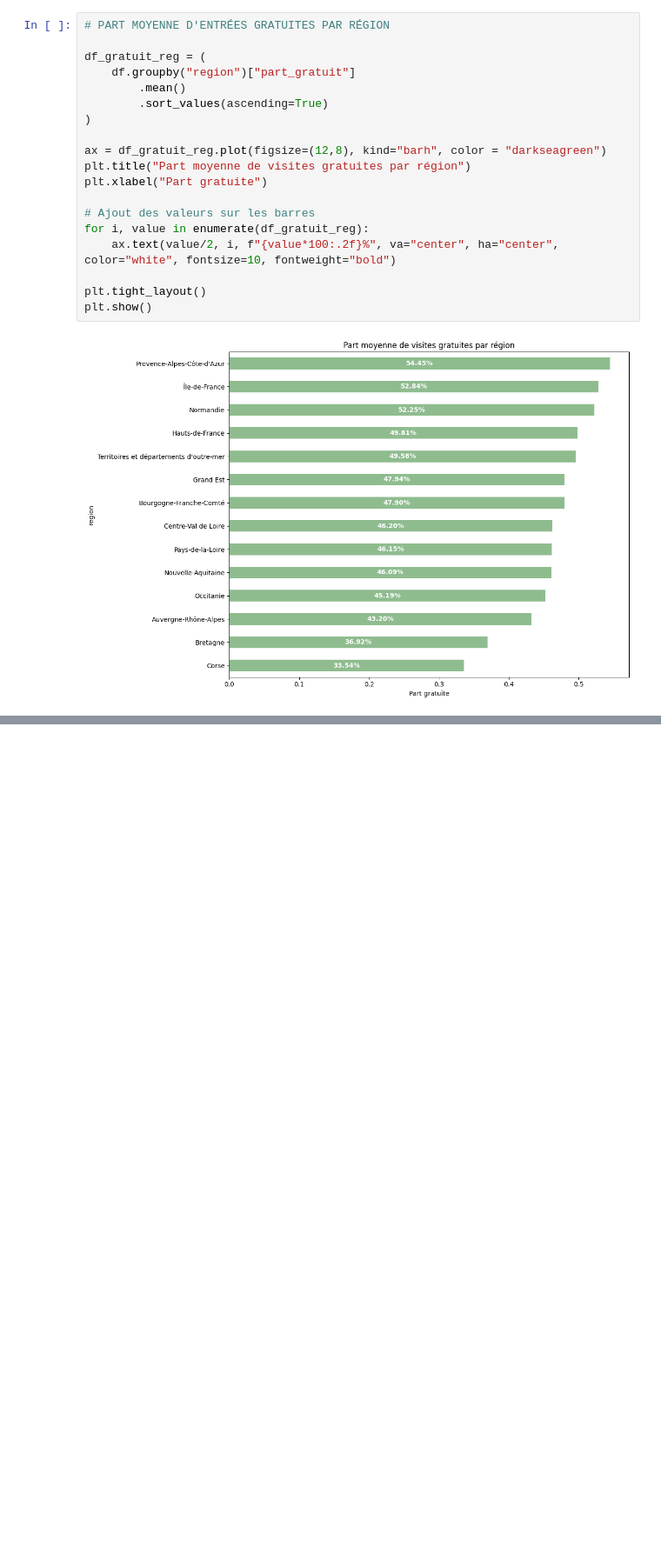
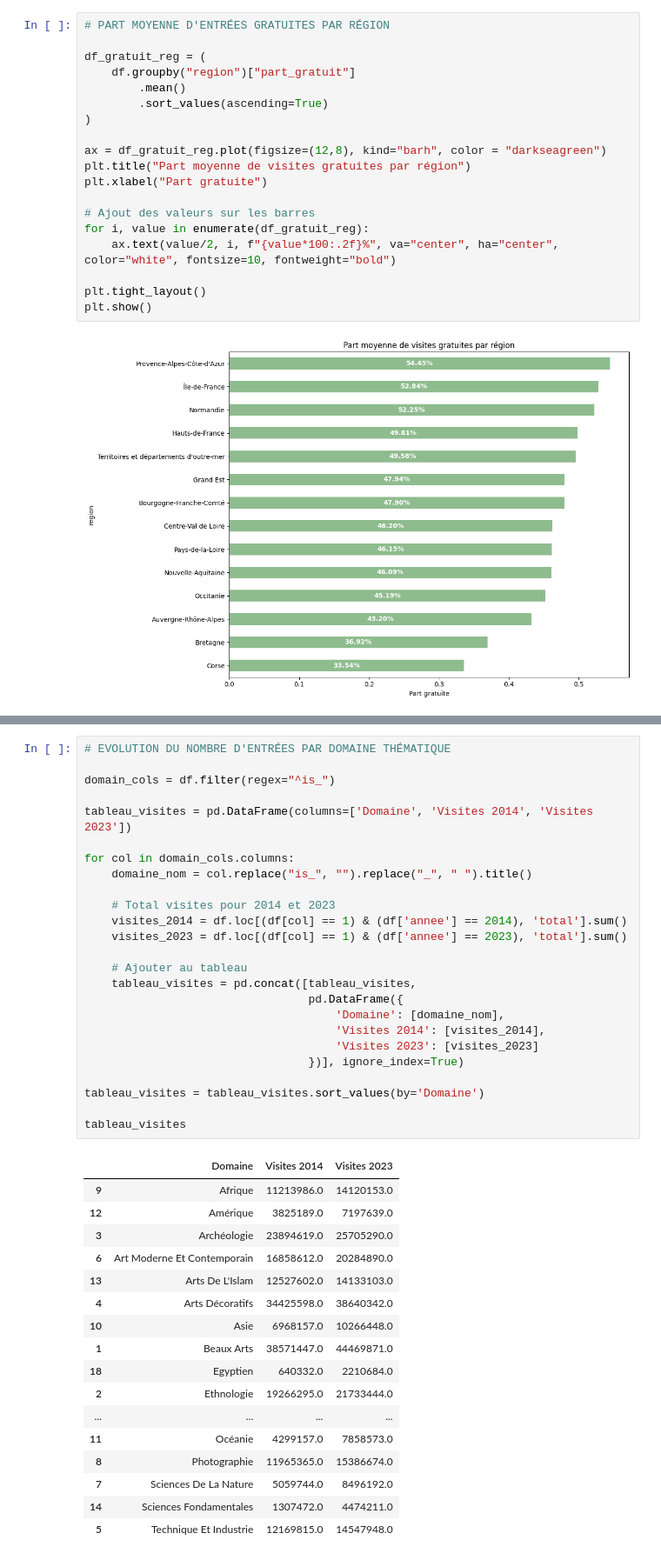
Before and after one commit to emmabezombes/prediction-musee, a Jupyter notebook: notebook/annexe.ipynb, the cells around one changed output, grey strips where cells are left out. Shown at 87% size. Drawn from its saved outputs; the diff is of its cells as text; blank space fills up the shorter version.

```diff
--- a/notebook/annexe.ipynb
+++ b/notebook/annexe.ipynb
@@ -81,3 +81,46 @@ top_musees
 | 7 | musée du Quai Branly - Jacques Ch... | 10152136.0 | Île-de-France | Archéologie;Art moderne et contem... |
 | 8 | Petit Palais, musée des beaux-art... | 9173637.0 | Île-de-France | Arts décoratifs;Art moderne et co... |
 | 9 | musée de l'Orangerie des Tuileries | 8188706.0 | Île-de-France | Art moderne et contemporain |
+# %%
+# EVOLUTION DU NOMBRE D'ENTRÉES PAR DOMAINE THÉMATIQUE
+
+domain_cols = df.filter(regex="^is_")
+
+tableau_visites = pd.DataFrame(columns=['Domaine', 'Visites 2014', 'Visites 2023'])
+
+for col in domain_cols.columns:
+    domaine_nom = col.replace("is_", "").replace("_", " ").title()
+
+    # Total visites pour 2014 et 2023
+    visites_2014 = df.loc[(df[col] == 1) & (df['annee'] == 2014), 'total'].sum()
+    visites_2023 = df.loc[(df[col] == 1) & (df['annee'] == 2023), 'total'].sum()
+
+    # Ajouter au tableau
+    tableau_visites = pd.concat([tableau_visites,
+                                 pd.DataFrame({
+                                     'Domaine': [domaine_nom],
+                                     'Visites 2014': [visites_2014],
+                                     'Visites 2023': [visites_2023]
+                                 })], ignore_index=True)
+
+tableau_visites = tableau_visites.sort_values(by='Domaine')
+
+tableau_visites
+# %% [output]
+|  | Domaine | Visites 2014 | Visites 2023 |
+| 9 | Afrique | 11213986.0 | 14120153.0 |
+| 12 | Amérique | 3825189.0 | 7197639.0 |
+| 3 | Archéologie | 23894619.0 | 25705290.0 |
+| 6 | Art Moderne Et Contemporain | 16858612.0 | 20284890.0 |
+| 13 | Arts De L'Islam | 12527602.0 | 14133103.0 |
+| 4 | Arts Décoratifs | 34425598.0 | 38640342.0 |
+| 10 | Asie | 6968157.0 | 10266448.0 |
+| 1 | Beaux Arts | 38571447.0 | 44469871.0 |
+| 18 | Egyptien | 640332.0 | 2210684.0 |
+| 2 | Ethnologie | 19266295.0 | 21733444.0 |
+| ... | ... | ... | ... |
+| 11 | Océanie | 4299157.0 | 7858573.0 |
+| 8 | Photographie | 11965365.0 | 15386674.0 |
+| 7 | Sciences De La Nature | 5059744.0 | 8496192.0 |
+| 14 | Sciences Fondamentales | 1307472.0 | 4474211.0 |
+| 5 | Technique Et Industrie | 12169815.0 | 14547948.0 |
```
Also changed, not shown: 5 other files.
